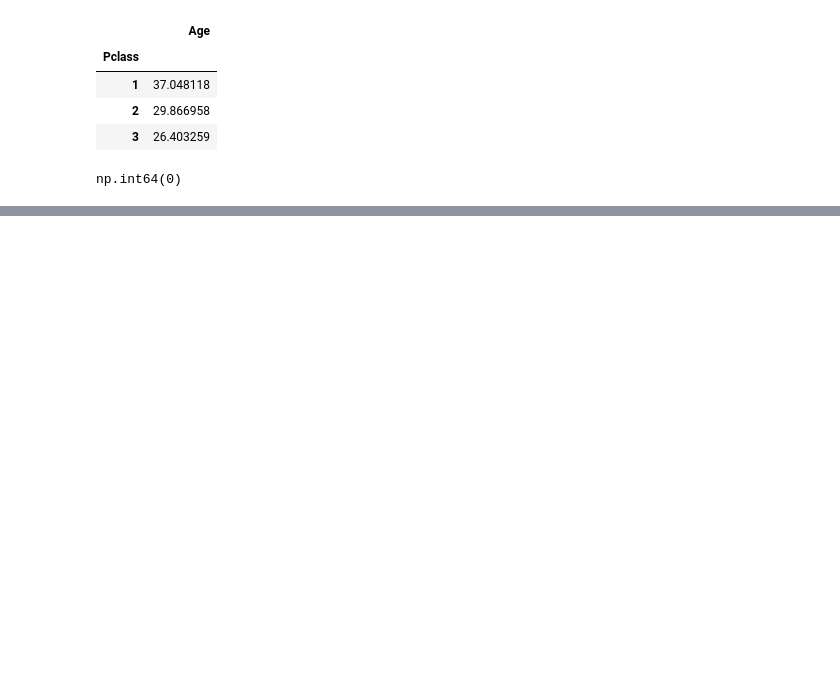
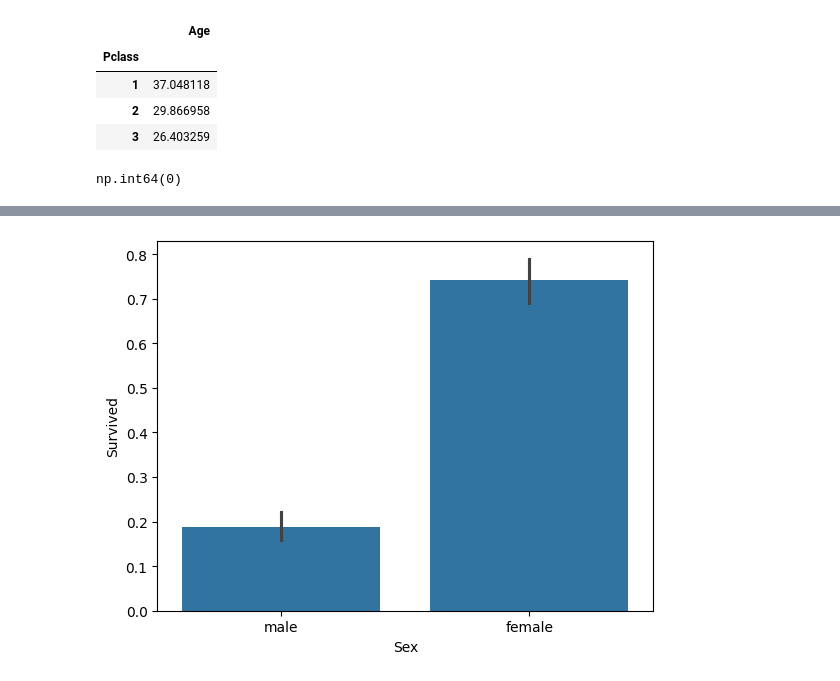
Before and after one commit to ashik2400/testing, a Jupyter notebook: pandas_practice.ipynb, the cells around one changed output, grey strips where cells are left out. Cells and saved outputs as stored; diff of their text form; code cells hidden in the pictures; blank space fills up the shorter version.

```diff
--- a/pandas_practice.ipynb
+++ b/pandas_practice.ipynb
@@ -295,0 +314,10 @@ np.int64(0)
+# %%
+sns.barplot(
+    x="Sex",
+    y="Survived",
+    data=df
+)
+
+plt.show()
+# %% [output]
+[figure, added]
```
Also changed, not shown: parts of 10 cells of this notebook, 1 other file.
